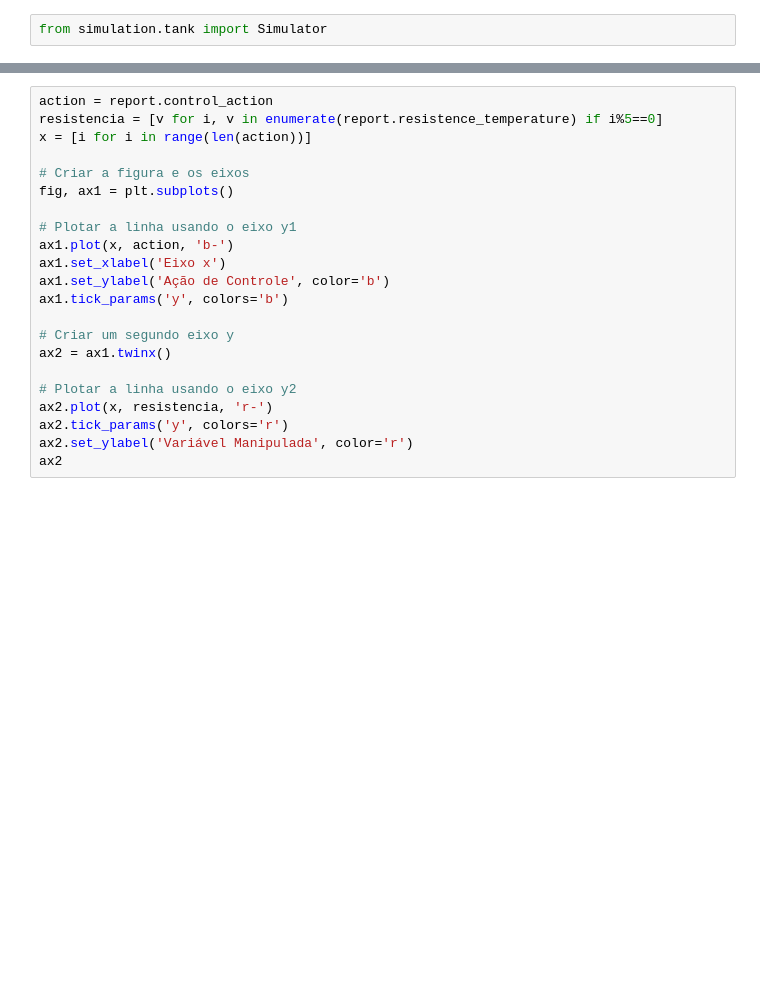
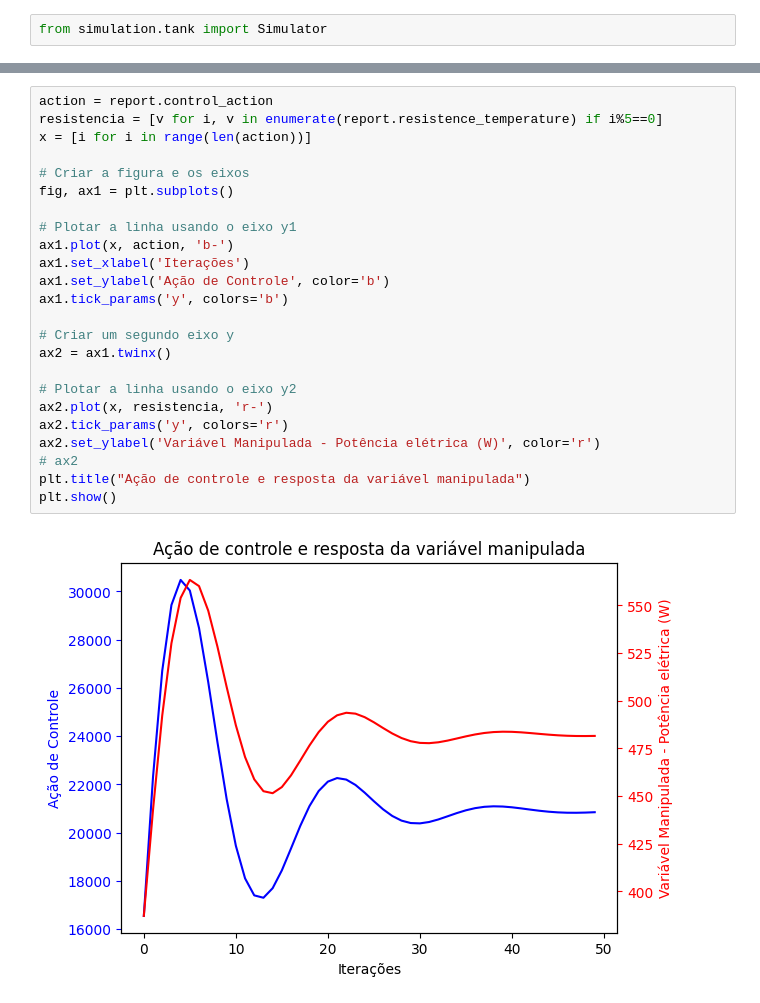
Before and after one commit to MatheusCascalho/PID_controller, a Jupyter notebook: demo/tank_vizualizer.ipynb, the cells around one changed output, grey strips where cells are left out. Cells and saved outputs as stored; diff of their text form; blank space fills up the shorter version.

```diff
--- a/demo/tank_vizualizer.ipynb
+++ b/demo/tank_vizualizer.ipynb
@@ -51,25 +21,29 @@ len(report.fluid_temperature)
 # %%
 action = report.control_action
 resistencia = [v for i, v in enumerate(report.resistence_temperature) if i%5==0]
 x = [i for i in range(len(action))]
 
 # Criar a figura e os eixos
 fig, ax1 = plt.subplots()
 
 # Plotar a linha usando o eixo y1
 ax1.plot(x, action, 'b-')
-ax1.set_xlabel('Eixo x')
+ax1.set_xlabel('Iterações')
 ax1.set_ylabel('Ação de Controle', color='b')
 ax1.tick_params('y', colors='b')
 
 # Criar um segundo eixo y
 ax2 = ax1.twinx()
 
 # Plotar a linha usando o eixo y2
 ax2.plot(x, resistencia, 'r-')
 ax2.tick_params('y', colors='r')
-ax2.set_ylabel('Variável Manipulada', color='r')
-ax2
+ax2.set_ylabel('Variável Manipulada - Potência elétrica (W)', color='r')
+# ax2
+plt.title("Ação de controle e resposta da variável manipulada")
+plt.show()
+# %% [output]
+[figure, added]
 # %%
 action = report.control_action
 erro = report.errors
```
Also changed, not shown: parts of 23 cells of this notebook.
